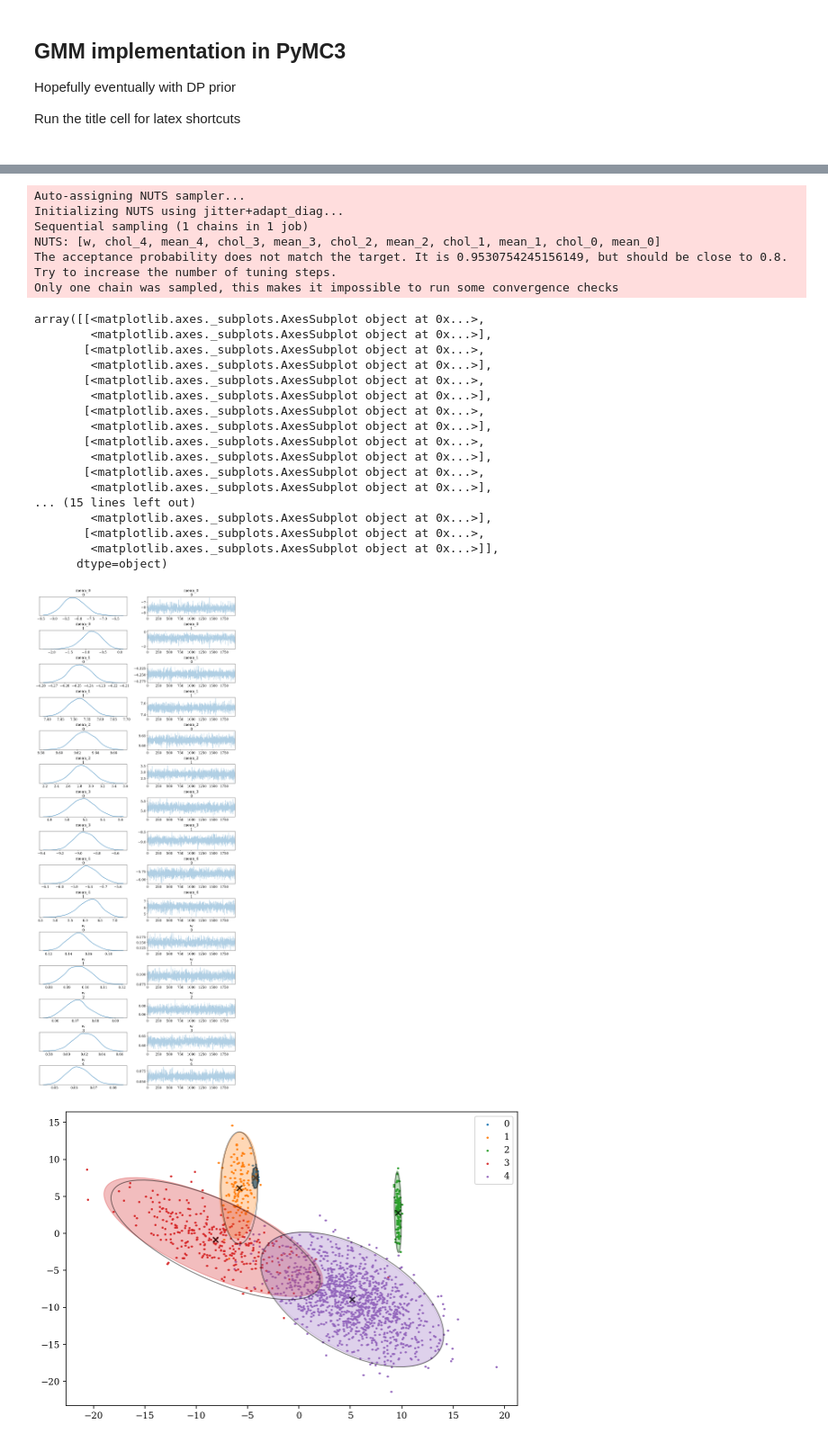
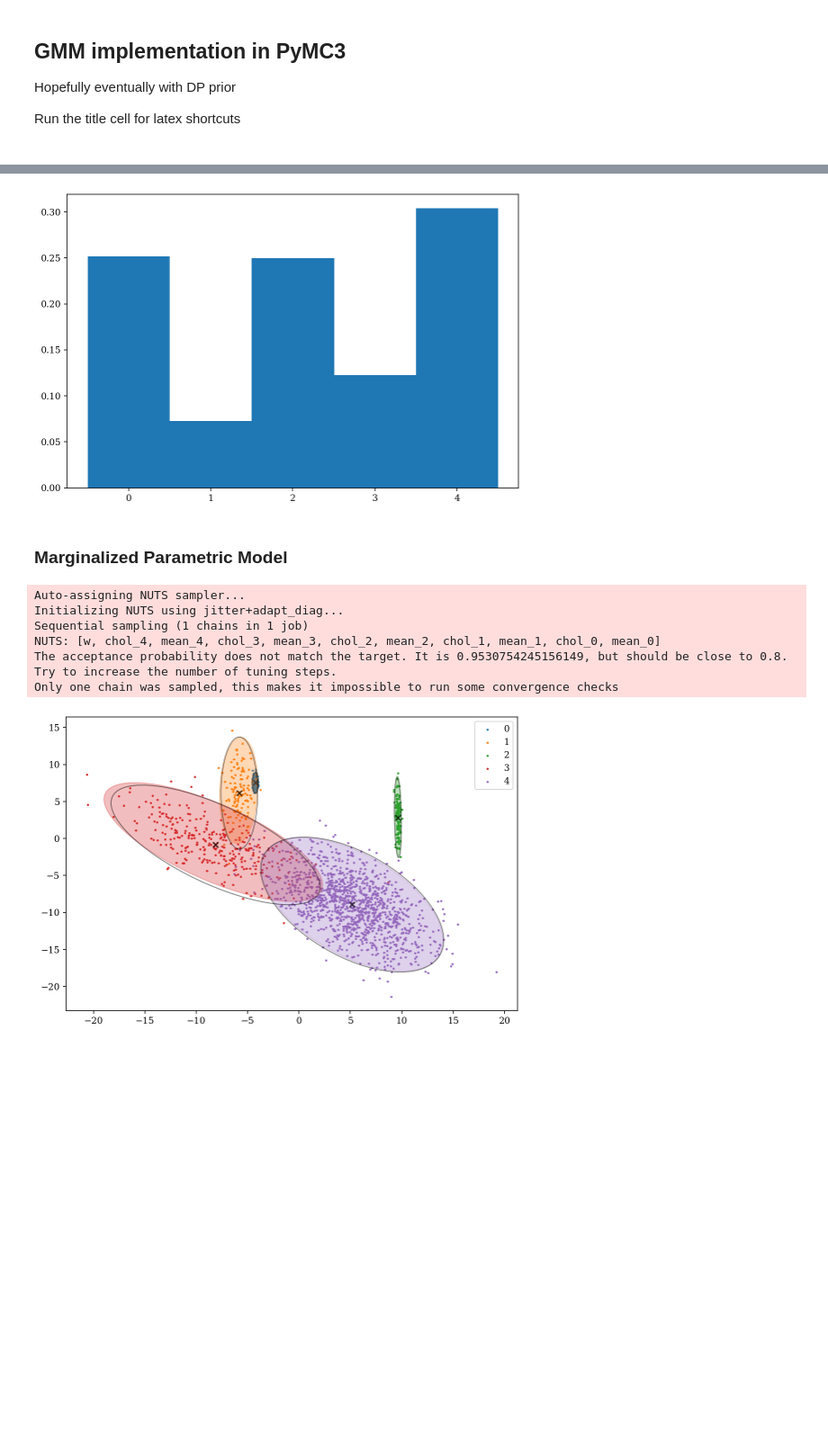
Before and after one commit to jrussell25/ML-miscellany, a Jupyter notebook: pymc3_gmm.ipynb, the cells around one changed output, grey strips where cells are left out. Shown at 90% size. Cells and saved outputs as stored; diff of their text form; code cells hidden in the pictures; blank space fills up the shorter version.

```diff
--- a/pymc3_gmm.ipynb
+++ b/pymc3_gmm.ipynb
@@ -105,3 +198,13 @@ warnings.filterwarnings("ignore", category=FutureWarning)
+# %%
+with parametric_model:
+    pp_trace = pm.sample_posterior_predictive(full_cat_trace, 10000, var_names=['c'])
+# %%
+plt.hist(pp_trace['c'][num], bins = np.arange(0,6)-0.5, density=True)
+plt.show()
+# %% [output]
+[figure, added]
+# %% [markdown]
+### Marginalized Parametric Model
 # %%
 with pm.Model() as marginalized_model:
     #means = pm.MvNormal('means',mu=np.zeros((K_true,2)), cov=20*np.eye(2), shape=(K_true,2))
@@ -125,30 +228,6 @@ Sequential sampling (1 chains in 1 job)
 NUTS: [w, chol_4, mean_4, chol_3, mean_3, chol_2, mean_2, chol_1, mean_1, chol_0, mean_0]
 The acceptance probability does not match the target. It is 0.9530754245156149, but should be close to 0.8. Try to increase the number of tuning steps.
 Only one chain was sampled, this makes it impossible to run some convergence checks
-# %%
-names = ['mean_{}'.format(i) for i in range(K_true)]
-names.append('w')
-pm.traceplot(trace, var_names=names)
-plt.show()
-# %% [output]
-array([[<matplotlib.axes._subplots.AxesSubplot object at 0x...>,
-        <matplotlib.axes._subplots.AxesSubplot object at 0x...>],
-       [<matplotlib.axes._subplots.AxesSubplot object at 0x...>,
-        <matplotlib.axes._subplots.AxesSubplot object at 0x...>],
-       [<matplotlib.axes._subplots.AxesSubplot object at 0x...>,
-        <matplotlib.axes._subplots.AxesSubplot object at 0x...>],
-       [<matplotlib.axes._subplots.AxesSubplot object at 0x...>,
-        <matplotlib.axes._subplots.AxesSubplot object at 0x...>],
-       [<matplotlib.axes._subplots.AxesSubplot object at 0x...>,
-        <matplotlib.axes._subplots.AxesSubplot object at 0x...>],
-       [<matplotlib.axes._subplots.AxesSubplot object at 0x...>,
-        <matplotlib.axes._subplots.AxesSubplot object at 0x...>],
-... (15 lines left out)
-        <matplotlib.axes._subplots.AxesSubplot object at 0x...>],
-       [<matplotlib.axes._subplots.AxesSubplot object at 0x...>,
-        <matplotlib.axes._subplots.AxesSubplot object at 0x...>]],
-      dtype=object)
-[figure, removed]
 # %%
 map_means = np.array([trace.get_values('mean_{}'.format(i)).mean(axis=0) for i in range(K_true)])
 map_chols = np.array([trace.get_values('chol_{}'.format(i)).mean(axis=0) for i in range(K_true)])
```
Also changed, not shown: parts of 17 cells of this notebook, 8 other files.
